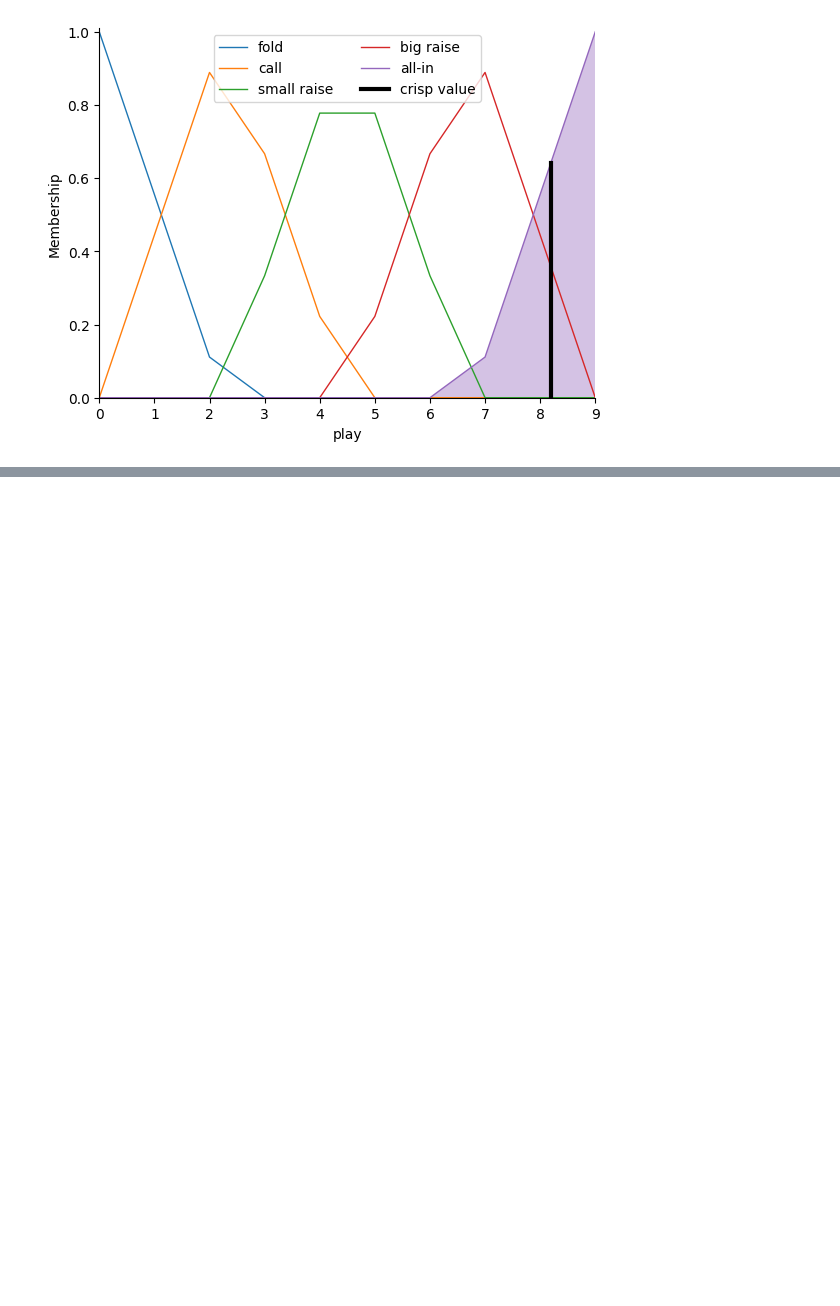
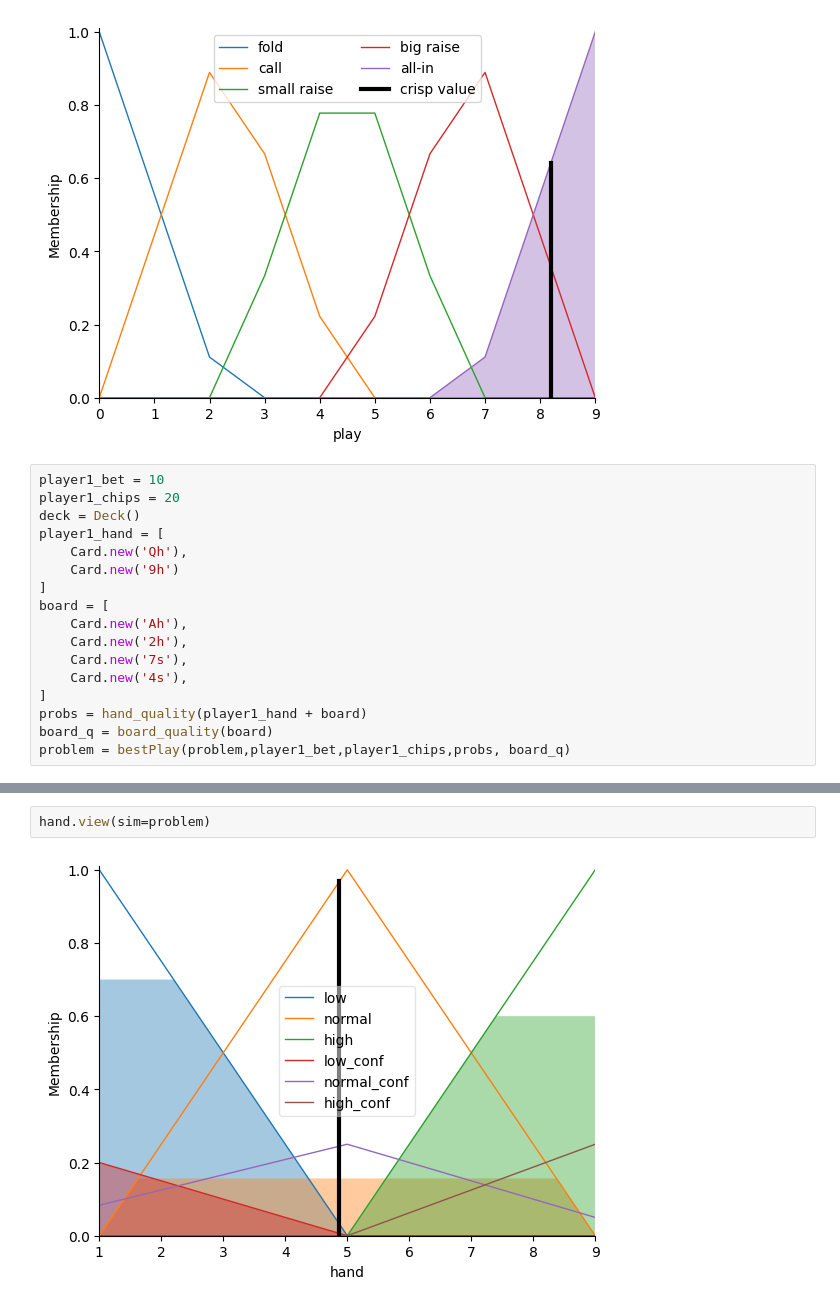
Before and after one commit to pedromiglou/Fuzzy_Logic_Game_AI, a Jupyter notebook: PokerAI.ipynb, the cells around one changed output, grey strips where cells are left out. Cells and saved outputs as stored; diff of their text form; blank space fills up the shorter version.

```diff
--- a/PokerAI.ipynb
+++ b/PokerAI.ipynb
@@ -262,3 +262,20 @@ plt.legend(ncol=2)
 8.19047619047619
 <matplotlib.legend.Legend at 0x...>
 [figure]
+# %%
+player1_bet = 10
+player1_chips = 20
+deck = Deck()
+player1_hand = [
+    Card.new('Qh'),
+    Card.new('9h')
+]
+board = [
+    Card.new('Ah'),
+    Card.new('2h'),
+    Card.new('7s'),
+    Card.new('4s'),
+]
+probs = hand_quality(player1_hand + board)
+board_q = board_quality(board)
+problem = bestPlay(problem,player1_bet,player1_chips,probs, board_q)
@@ -264,0 +290,4 @@ plt.legend(ncol=2)
+# %%
+hand.view(sim=problem)
+# %% [output]
+[figure, added]
```
Also changed, not shown: parts of 3 cells of this notebook, 1 other file.
